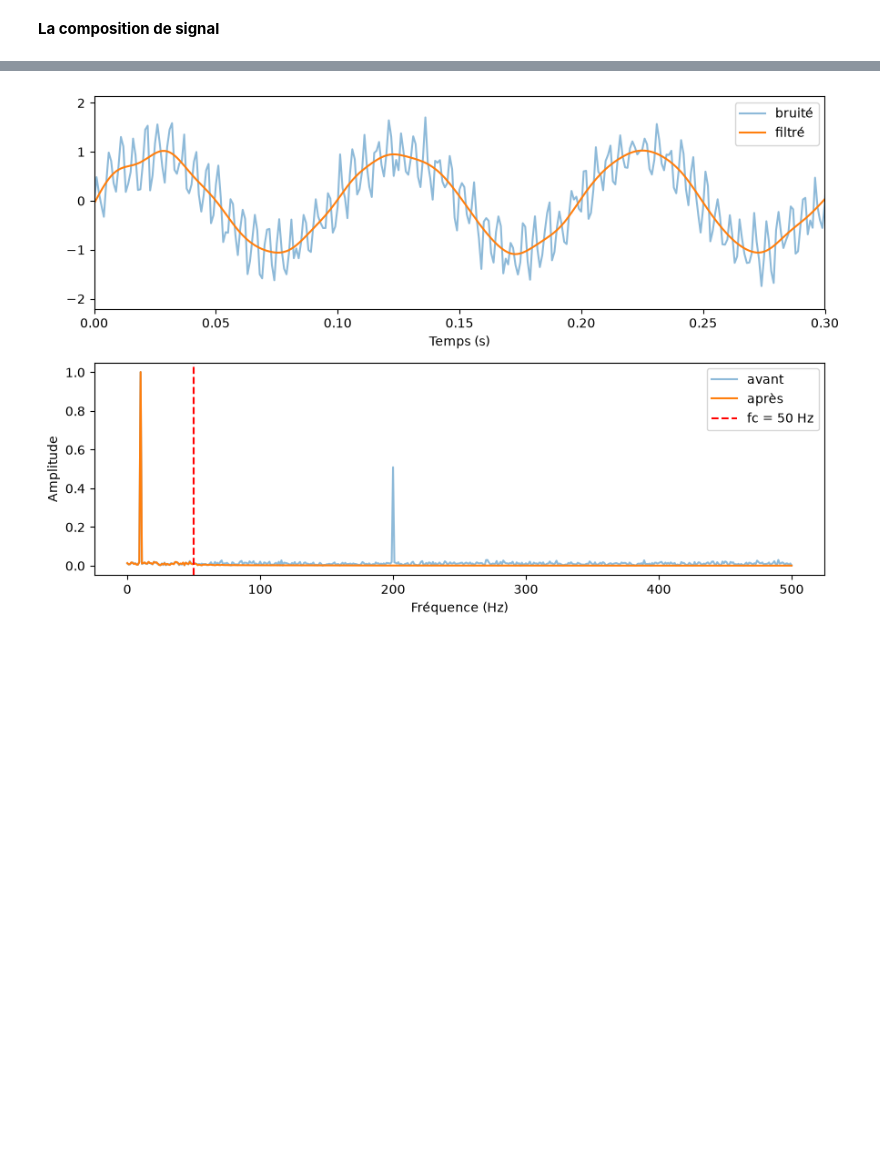
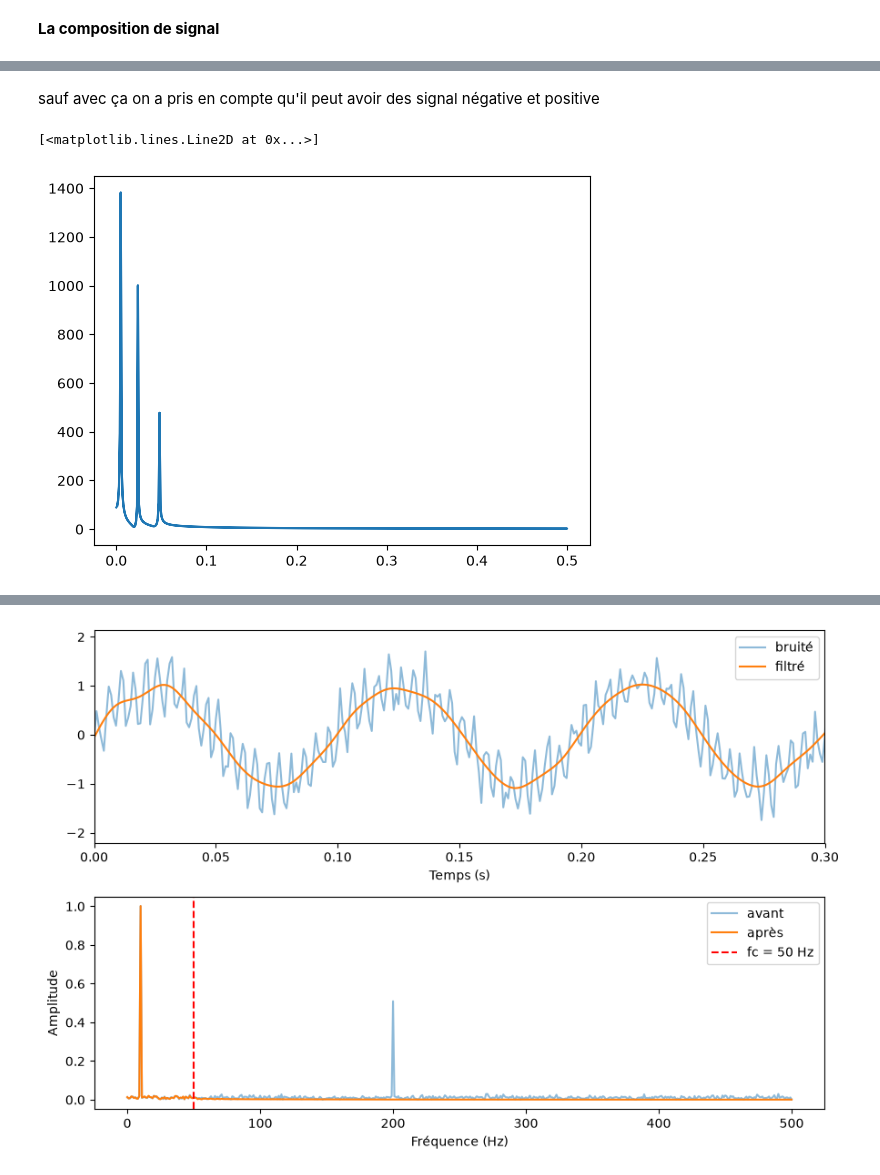
Before and after one commit to Balde44-art/Intro2Python, a Jupyter notebook: lesson_4.ipynb, the cells around one changed output, grey strips where cells are left out. Cells and saved outputs as stored; diff of their text form; code cells hidden in the pictures; blank space fills up the shorter version.

```diff
--- a/lesson_4.ipynb
+++ b/lesson_4.ipynb
@@ -204,0 +239,13 @@ $e^{-i\xi t}$ : l'exponentielle complexe.
+# %% [markdown]
+sauf avec ça on a pris en compte qu'il peut avoir des signal négative et positive
+# %%
+fourier = fftpack.fft(y)
+# on vas utiliser la fonction vleur absolue
+pos_abs=np.abs(fourier)
+# la variable pos_abs pour positive absolue
+frequence = fftpack.fftfreq(y.size)
+#sans oublier de faire la modification suivante
+plt.plot(np.abs(frequence),pos_abs)
+# %% [output]
+[<matplotlib.lines.Line2D at 0x...>]
+[figure, added]
```
Also changed, not shown: parts of 20 cells of this notebook, 2 other files.
